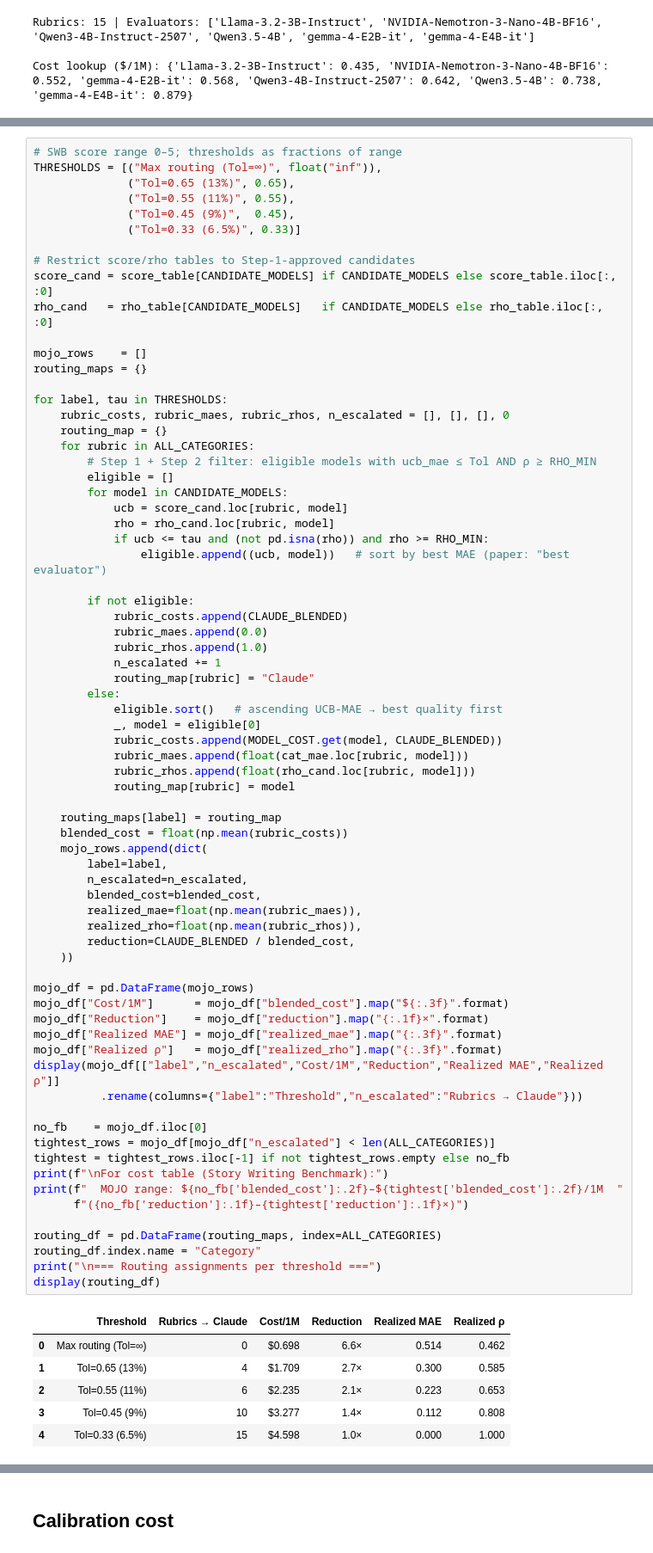
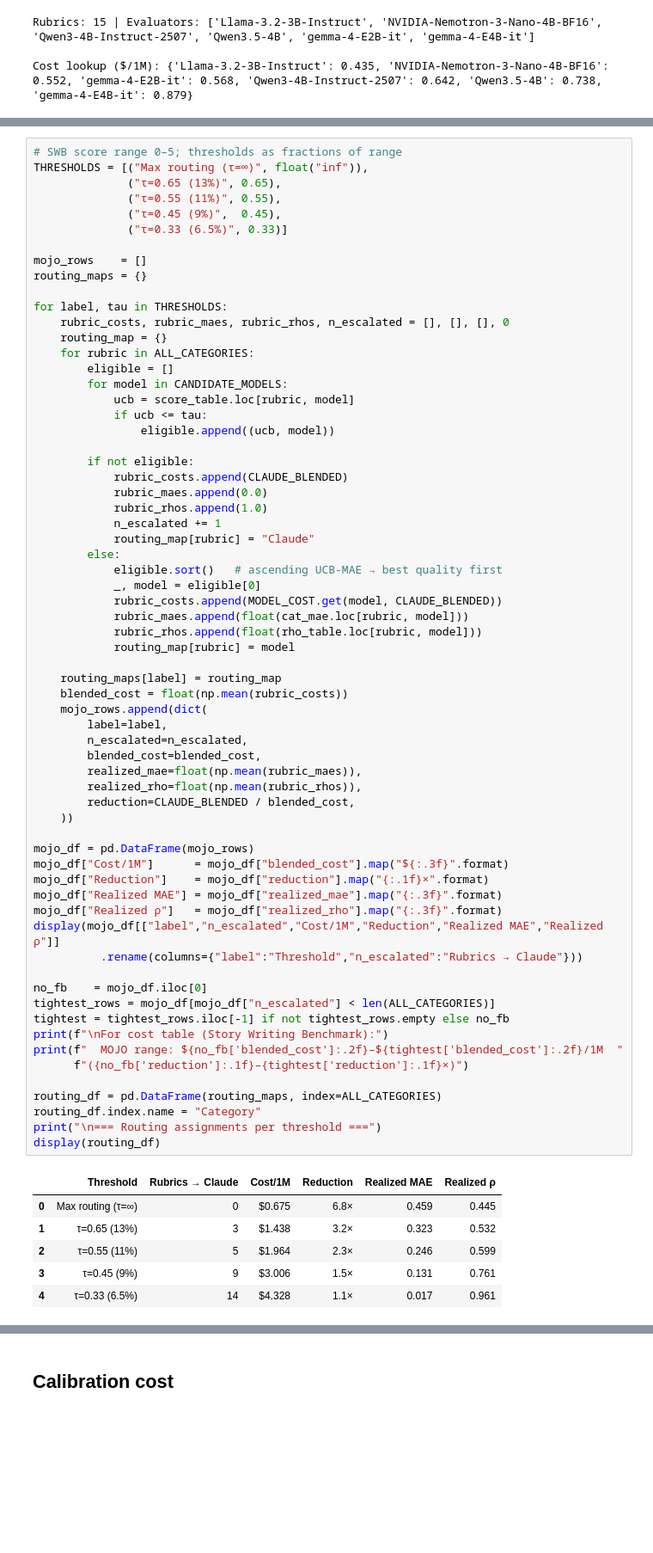
Before and after one commit to JaeHyun-Cha-00/MCP-LLM-as-Judge, a Jupyter notebook: story_writing_benchmark/notebooks/03_mojo.ipynb, the cells around one changed output, grey strips where cells are left out. Shown at 86% size. Saved outputs shown, nothing was run; the diff lists cells and outputs as text; blank space fills up the shorter version.

```diff
--- a/story_writing_benchmark/notebooks/03_mojo.ipynb
+++ b/story_writing_benchmark/notebooks/03_mojo.ipynb
@@ -276,14 +244,10 @@ for m in evaluator_names:
 # %%
 # SWB score range 0–5; thresholds as fractions of range
-THRESHOLDS = [("Max routing (Tol=∞)", float("inf")),
-              ("Tol=0.65 (13%)", 0.65),
-              ("Tol=0.55 (11%)", 0.55),
-              ("Tol=0.45 (9%)",  0.45),
-              ("Tol=0.33 (6.5%)", 0.33)]
-
-# Restrict score/rho tables to Step-1-approved candidates
-score_cand = score_table[CANDIDATE_MODELS] if CANDIDATE_MODELS else score_table.iloc[:, :0]
-rho_cand   = rho_table[CANDIDATE_MODELS]   if CANDIDATE_MODELS else rho_table.iloc[:, :0]
+THRESHOLDS = [("Max routing (τ=∞)", float("inf")),
+              ("τ=0.65 (13%)", 0.65),
+              ("τ=0.55 (11%)", 0.55),
+              ("τ=0.45 (9%)",  0.45),
+              ("τ=0.33 (6.5%)", 0.33)]
 
 mojo_rows    = []
 routing_maps = {}
@@ -292,13 +256,11 @@ for label, tau in THRESHOLDS:
     rubric_costs, rubric_maes, rubric_rhos, n_escalated = [], [], [], 0
     routing_map = {}
     for rubric in ALL_CATEGORIES:
-        # Step 1 + Step 2 filter: eligible models with ucb_mae ≤ Tol AND ρ ≥ RHO_MIN
         eligible = []
         for model in CANDIDATE_MODELS:
-            ucb = score_cand.loc[rubric, model]
-            rho = rho_cand.loc[rubric, model]
-            if ucb <= tau and (not pd.isna(rho)) and rho >= RHO_MIN:
-                eligible.append((ucb, model))   # sort by best MAE (paper: "best evaluator")
+            ucb = score_table.loc[rubric, model]
+            if ucb <= tau:
+                eligible.append((ucb, model))
 
         if not eligible:
             rubric_costs.append(CLAUDE_BLENDED)
@@ -311,7 +273,7 @@ for label, tau in THRESHOLDS:
             _, model = eligible[0]
             rubric_costs.append(MODEL_COST.get(model, CLAUDE_BLENDED))
             rubric_maes.append(float(cat_mae.loc[rubric, model]))
-            rubric_rhos.append(float(rho_cand.loc[rubric, model]))
+            rubric_rhos.append(float(rho_table.loc[rubric, model]))
             routing_map[rubric] = model
 
     routing_maps[label] = routing_map
@@ -319,36 +281,36 @@ for label, tau in THRESHOLDS:
     mojo_rows.append(dict(
         label=label,
         n_escalated=n_escalated,
         blended_cost=blended_cost,
         realized_mae=float(np.mean(rubric_maes)),
         realized_rho=float(np.mean(rubric_rhos)),
         reduction=CLAUDE_BLENDED / blended_cost,
     ))
 
 mojo_df = pd.DataFrame(mojo_rows)
 mojo_df["Cost/1M"]      = mojo_df["blended_cost"].map("${:.3f}".format)
 mojo_df["Reduction"]    = mojo_df["reduction"].map("{:.1f}×".format)
 mojo_df["Realized MAE"] = mojo_df["realized_mae"].map("{:.3f}".format)
 mojo_df["Realized ρ"]   = mojo_df["realized_rho"].map("{:.3f}".format)
 display(mojo_df[["label","n_escalated","Cost/1M","Reduction","Realized MAE","Realized ρ"]]
           .rename(columns={"label":"Threshold","n_escalated":"Rubrics → Claude"}))
 
 no_fb    = mojo_df.iloc[0]
 tightest_rows = mojo_df[mojo_df["n_escalated"] < len(ALL_CATEGORIES)]
 tightest = tightest_rows.iloc[-1] if not tightest_rows.empty else no_fb
 print(f"\nFor cost table (Story Writing Benchmark):")
 print(f"  MOJO range: ${no_fb['blended_cost']:.2f}–${tightest['blended_cost']:.2f}/1M  "
       f"({no_fb['reduction']:.1f}–{tightest['reduction']:.1f}×)")
 
 routing_df = pd.DataFrame(routing_maps, index=ALL_CATEGORIES)
 routing_df.index.name = "Category"
 print("\n=== Routing assignments per threshold ===")
 display(routing_df)
 # %% [output]
 |  | Threshold | Rubrics → Claude | Cost/1M | Reduction | Realized MAE | Realized ρ |
-| 0 | Max routing (Tol=∞) | 0 | $0.698 | 6.6× | 0.514 | 0.462 |
-| 1 | Tol=0.65 (13%) | 4 | $1.709 | 2.7× | 0.300 | 0.585 |
-| 2 | Tol=0.55 (11%) | 6 | $2.235 | 2.1× | 0.223 | 0.653 |
-| 3 | Tol=0.45 (9%) | 10 | $3.277 | 1.4× | 0.112 | 0.808 |
-| 4 | Tol=0.33 (6.5%) | 15 | $4.598 | 1.0× | 0.000 | 1.000 |
+| 0 | Max routing (τ=∞) | 0 | $0.675 | 6.8× | 0.459 | 0.445 |
+| 1 | τ=0.65 (13%) | 3 | $1.438 | 3.2× | 0.323 | 0.532 |
+| 2 | τ=0.55 (11%) | 5 | $1.964 | 2.3× | 0.246 | 0.599 |
+| 3 | τ=0.45 (9%) | 9 | $3.006 | 1.5× | 0.131 | 0.761 |
+| 4 | τ=0.33 (6.5%) | 14 | $4.328 | 1.1× | 0.017 | 0.961 |
 For cost table (Story Writing Benchmark):
```
Also changed, not shown: parts of 6 cells of this notebook, 9 other files.
